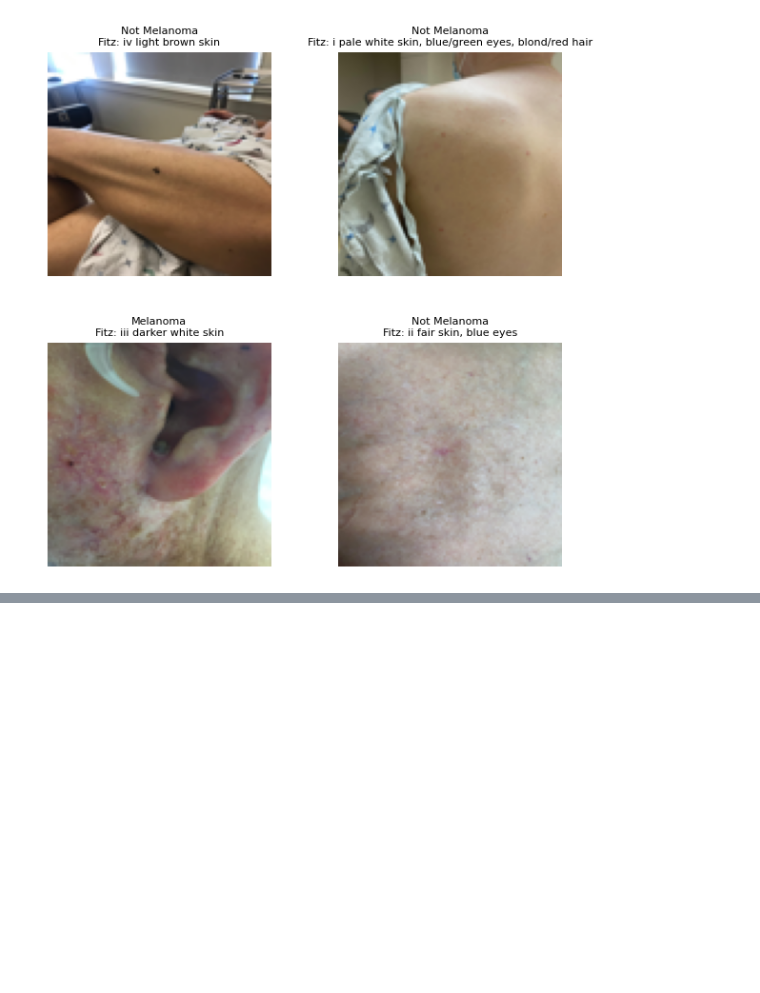
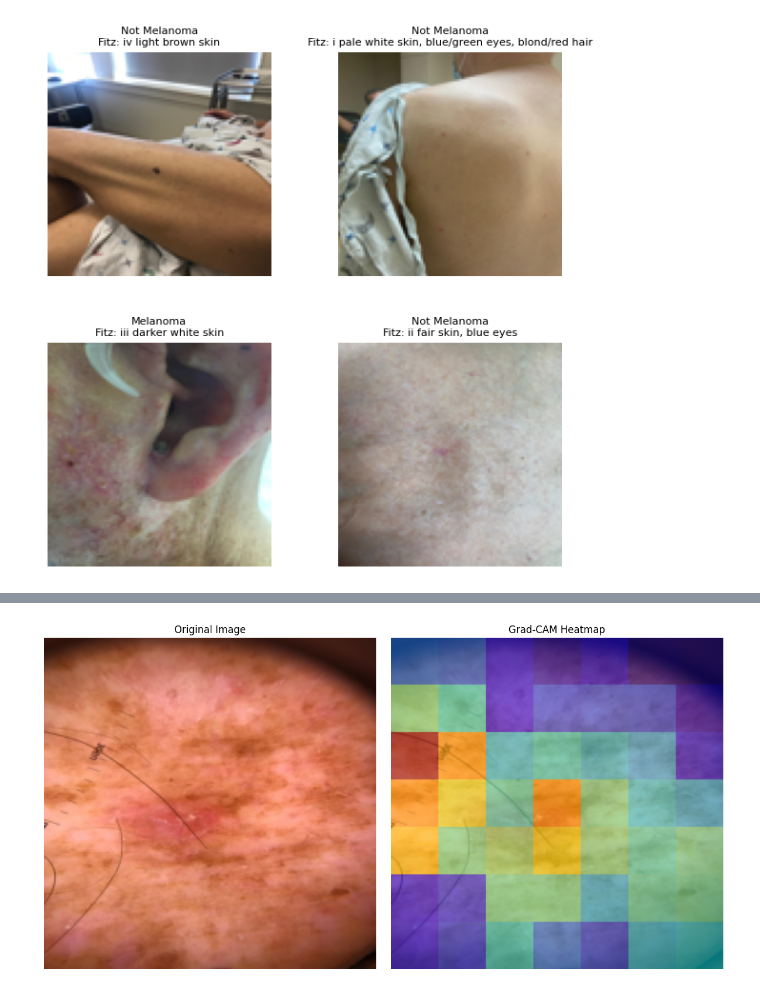
Before and after one commit to SaurinSavla/mra-midas-skincancer, a Jupyter notebook: models/efficientB0.ipynb, the cells around one changed output, grey strips where cells are left out. Saved outputs shown, nothing was run; the diff lists cells and outputs as text; code cells hidden in the pictures; blank space fills up the shorter version.

```diff
--- a/models/efficientB0.ipynb
+++ b/models/efficientB0.ipynb
@@ -839,0 +1040,8 @@ plt.show()
+# %%
+# Load and preprocess image
+image_tensor = preprocess_image("C:/Data/DJ/azcopydata/midasmultimodalimagedatasetforaibasedskincancer/s-prd-408906213.jpg")  # replace with your image path
+
+# Only image is passed, so target_class is optional (e.g., 0 for non-melanoma, 1 for melanoma)
+apply_gradcam(model, image_tensor, target_class=1)
+# %% [output]
+[figure, added]
```
Also changed, not shown: parts of 14 cells of this notebook, 4 other files.
